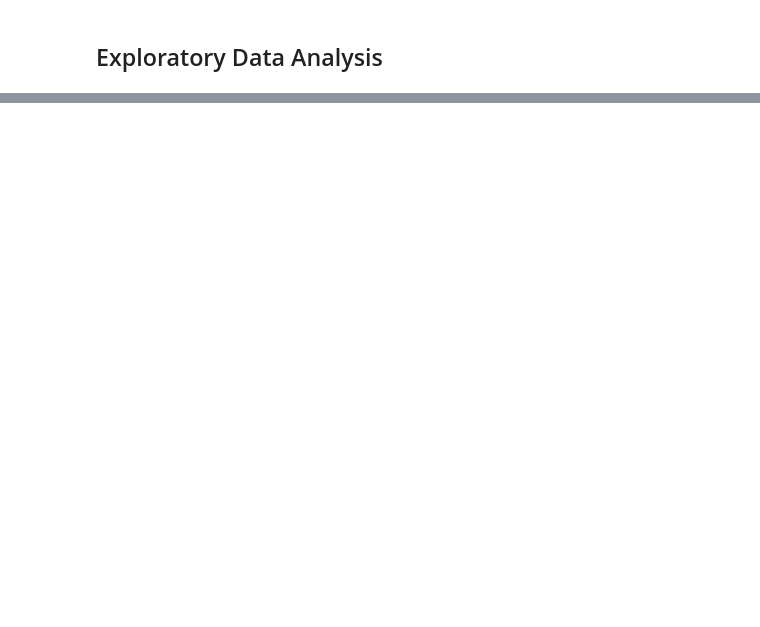
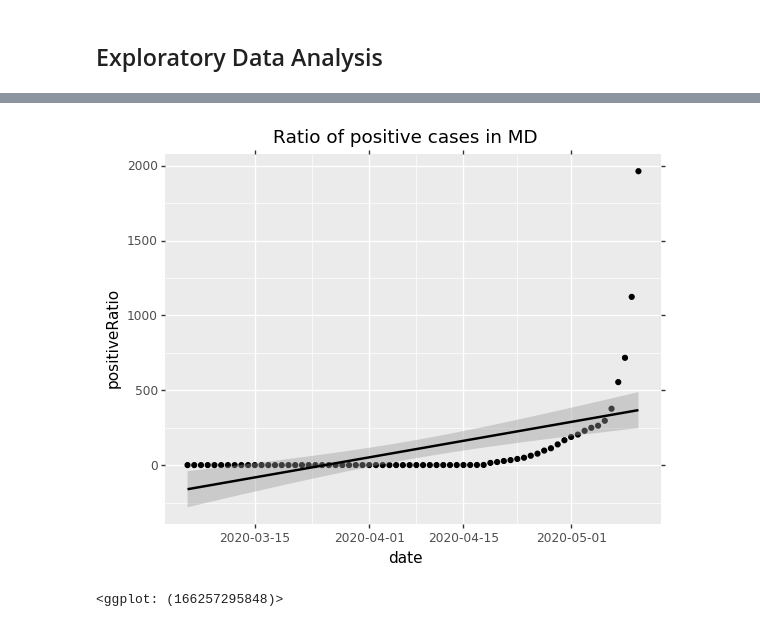
Before and after one commit to jonlin1000/jonlin1000.github.io, a Jupyter notebook: FinalProject.ipynb, the cells around one changed output, grey strips where cells are left out. Cells and saved outputs as stored; diff of their text form; code cells hidden in the pictures; blank space fills up the shorter version.

```diff
--- a/FinalProject.ipynb
+++ b/FinalProject.ipynb
@@ -219,0 +149,11 @@ maryland_confirmed.head(10)
+# %%
+maryland_overall = pd.read_csv("Data/CTPStates-historical.csv").query('state == "MD"').reset_index()
+
+maryland_overall = maryland_overall[['state','date','positive','negative','death','positiveIncrease','negativeIncrease','hospitalizedCurrently']]
+maryland_overall['date'] = pd.to_datetime(maryland_overall['date'],format = '%Y%m%d')
+maryland_overall = maryland_overall.sort_values('date')
+maryland_overall = maryland_overall.merge(testing, left_on='date', right_on='date', how='inner')
+#maryland_overall['positiveRatio'] = maryland_overall['positive'] / maryland_overall['totalTested']
+
+maryland_overall.head()
+testing.sort_values(['date'])
@@ -222,3 +183,10 @@ maryland_confirmed.head(10)
+# %%
+(ggplot(maryland_overall,aes(y='positiveRatio',x='date'))
+    + geom_point() + geom_smooth(method='lm')
+    + ggtitle("Ratio of positive cases in MD"))
+# %% [output]
+[figure, added]
+<ggplot: (166257295848)>
 # %%
 (ggplot(maryland_deaths, aes(x="date", y="cumulative_cases"))
     + geom_point()
```
Also changed, not shown: parts of 19 cells of this notebook, 2 other files.
